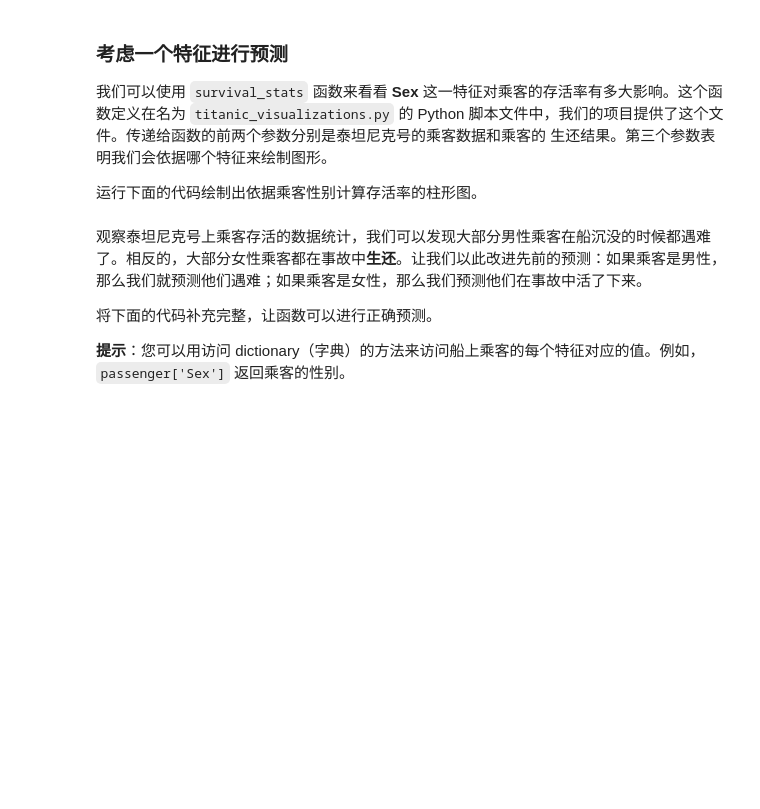
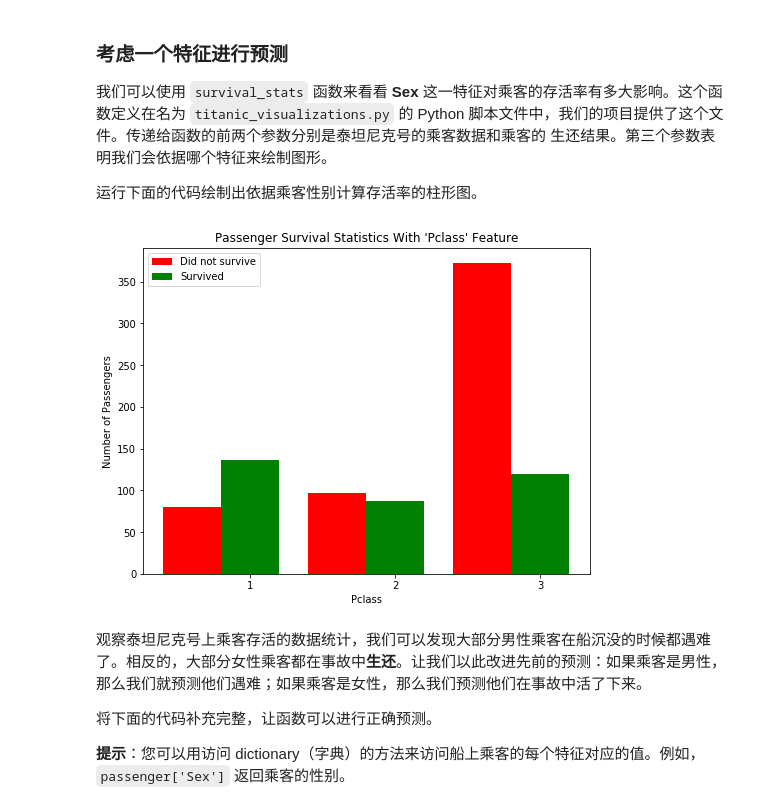
Before and after one commit to lizwangying/TryPython, a Jupyter notebook: titanic_survival_exploration.ipynb, the cells around one changed output. Cells and saved outputs as stored; diff of their text form; code cells hidden in the pictures; blank space fills up the shorter version.

```diff
--- a/titanic_survival_exploration.ipynb
+++ b/titanic_survival_exploration.ipynb
@@ -118,7 +143,9 @@ print accuracy_score(outcomes, predictions)
 
 运行下面的代码绘制出依据乘客性别计算存活率的柱形图。
 # %%
-survival_stats(data, outcomes, 'Sex')
+survival_stats(data, outcomes, 'Pclass')
+# %% [output]
+[figure, added]
 # %% [markdown]
 观察泰坦尼克号上乘客存活的数据统计，我们可以发现大部分男性乘客在船沉没的时候都遇难了。相反的，大部分女性乘客都在事故中**生还**。让我们以此改进先前的预测：如果乘客是男性，那么我们就预测他们遇难；如果乘客是女性，那么我们预测他们在事故中活了下来。
 
```
Also changed, not shown: parts of 16 cells of this notebook, 1 other file.
